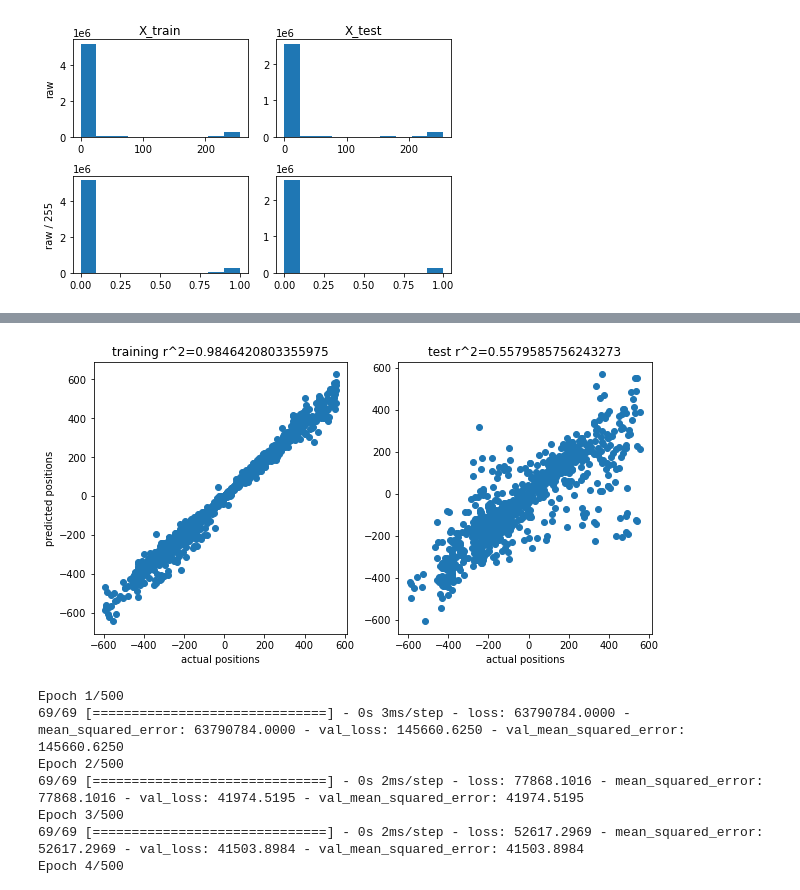
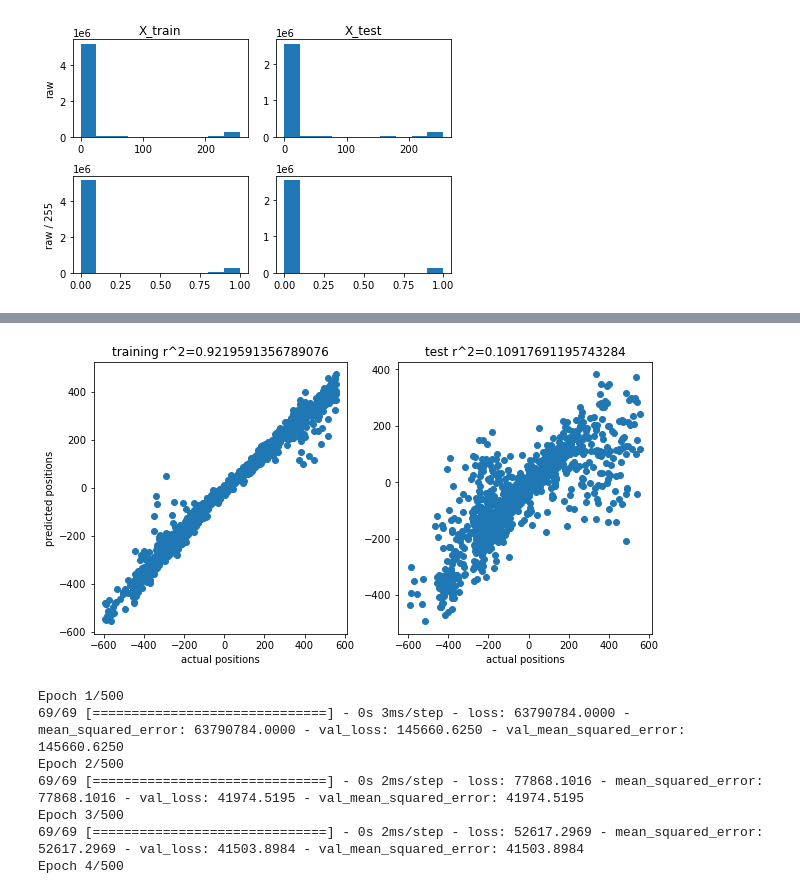
Before and after one commit to AndrewSamaha/MLRacer, a Jupyter notebook: cnn2.ipynb, the cells around one changed output, grey strips where cells are left out. Cells and saved outputs as stored; diff of their text form; code cells hidden in the pictures.

Commit message:
more dropout testing

```diff
--- a/cnn2.ipynb
+++ b/cnn2.ipynb
@@ -104,10 +104,11 @@ def buildModelSingleTask(X_train, y_train, X_test, y_test, optimizer='adam', los
     model = Sequential()
     model.add(Flatten(input_shape=(2500,1)))
     model.add(Dense(625, activation="relu"))
-    model.add(Dropout(.2))
+    model.add(Dropout(.3))
     model.add(Dense(160, activation="relu"))
-    model.add(Dropout(.2))
+    model.add(Dropout(.3))
     model.add(Dense(40, activation="relu"))
+    model.add(Dropout(.3))
     model.add(Dense(10, activation="relu")) # lets try an intermediary layer of 625?
     model.add(Dense(1))
     #adam vs. sgd; adam works better
@@ -212,6 +213,6 @@ plt.show()
 [figure]
 [figure]
 # %%
-train_rsquared, test_rsquared, modelPosition  = buildModelSingleTask(X_train, y_train_position.reshape(-1,1), X_test, y_test_position.reshape(-1,1), optimizer= tf.keras.optimizers.RMSprop(), loss='mean_absolute_error', inputScaler=1, epochs=100, filename="alpha.6layer.20pctdrop.rmsprop.mae.unnormalized.100epochs.png")
+train_rsquared, test_rsquared, modelPosition  = buildModelSingleTask(X_train, y_train_position.reshape(-1,1), X_test, y_test_position.reshape(-1,1), optimizer= tf.keras.optimizers.RMSprop(learning_rate=0.00005), loss='mean_absolute_error', inputScaler=1, epochs=100, filename="alpha.6layer.30pctdrop.rmsprop00005.mae.unnormalized.100epochs.png")
 # %% [output]
 Epoch 1/100
@@ -233,5 +234,5 @@ Test R-Squared: 0.5579585756243273
 (2206, 1)
-[figure, old version]
+[figure, new version]
 # %%
 train_rsquared, test_rsquared, modelPosition  = buildModelSingleTask(X_train, y_train_position.reshape(-1,1), X_test, y_test_position.reshape(-1,1), optimizer= tf.keras.optimizers.RMSprop(learning_rate=0.1), loss='mean_squared_error', inputScaler=1, epochs=500, filename="alpha.rmsprop.unnormalized.500epochs.png")
 # %% [output]
```
Also changed, not shown: parts of 1 cell of this notebook, 4 other files.
